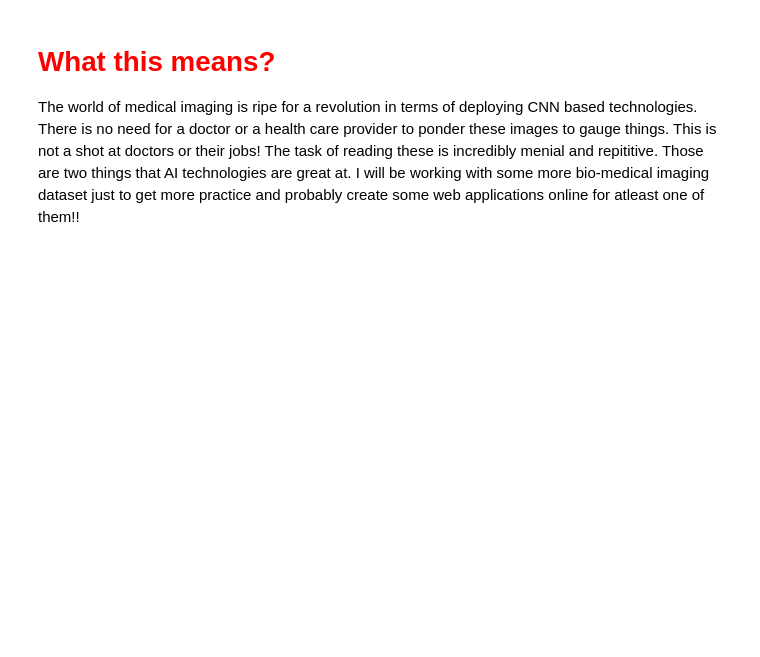
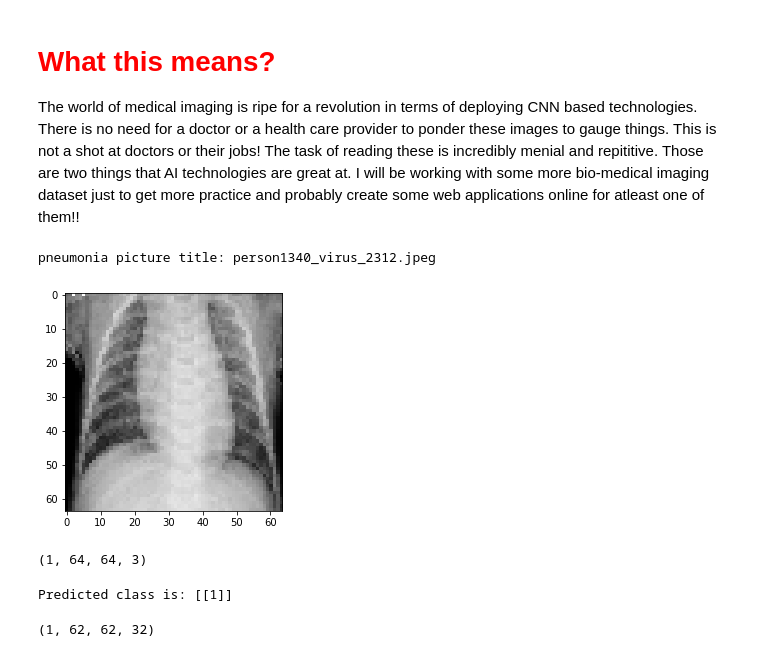
Before and after one commit to HaaaToka/Pneumonia-Detection-From-Chest-X-Ray-Images, a Jupyter notebook: okan/CNN-Pneumonia-Detection.ipynb, the cells around one changed output. Drawn from its saved outputs; the diff is of its cells as text; code cells hidden in the pictures; blank space fills up the shorter version.

Commit message:
final report updated, intermediated layer output added

```diff
--- a/okan/CNN-Pneumonia-Detection.ipynb
+++ b/okan/CNN-Pneumonia-Detection.ipynb
@@ -53,14 +55,14 @@ test_folder = mainDIR+'\\test'
 # %% [markdown]
 ## Let's set up the training, testing validation folders.
 # %%
-train_n = train_folder+'\\NORMAL'
-train_p = train_folder+'\\PNEUMONIA'
+train_n = train_folder+'NORMAL\\'
+train_p = train_folder+'PNEUMONIA\\'
 
-val_n = val_folder+'\\NORMAL'
-val_p = val_folder+'\\PNEUMONIA'
+val_n = val_folder+'NORMAL\\'
+val_p = val_folder+'PNEUMONIA\\'
 
-test_n = test_folder+'\\NORMAL'
-test_p = test_folder+'\\PNEUMONIA'
+test_n = test_folder+'NORMAL\\'
+test_p = test_folder+'PNEUMONIA\\'
 # %% [markdown]
 ## Let's look at the our dataset.
 # %%
@@ -359,3 +368,30 @@ plt.show()
 # %% [markdown]
 # <font color='red'> What this means? </font>
 The world of medical imaging is ripe for a revolution in terms of deploying CNN based technologies. There is no need for a doctor or a health care provider to ponder these images to gauge things. This is not a shot at doctors or their jobs! The task of reading these is incredibly menial and repititive. Those are two things that AI technologies are great at. I will be working with some more bio-medical imaging dataset just to get more practice and probably create some web applications online for atleast one of them!!
+# %%
+#Pneumonia
+rand_p = np.random.randint(0,len(os.listdir(train_p)))
+
+sic_pic =  os.listdir(train_p)[rand_norm]
+img_path = train_p+sic_pic
+print('pneumonia picture title:', sic_pic)
+img = image.load_img(img_path, target_size=(64,64))
+img_tensor = image.img_to_array(img)
+img_tensor = np.expand_dims(img_tensor, axis=0)
+img_tensor /= 255.
+plt.imshow(img_tensor[0])
+plt.show()
+print(img_tensor.shape)
+# %% [output]
+pneumonia picture title: person1340_virus_2312.jpeg
+[figure, added]
+(1, 64, 64, 3)
+# %%
+# predicting images
+x = image.img_to_array(img)
+x = np.expand_dims(x, axis=0)
+images = np.vstack([x])
+classes = cnn.predict_classes(images, batch_size=10)
+print("Predicted class is:",classes)
+# %% [output]
+Predicted class is: [[1]]
@@ -361,0 +405,5 @@ The world of medical imaging is ripe for a revolution in terms of deploying CNN
+# %%
+first_layer_activation = activations[0]
+print(first_layer_activation.shape)
+# %% [output]
+(1, 62, 62, 32)
```
Also changed, not shown: parts of 19 cells of this notebook, 2 other files.
